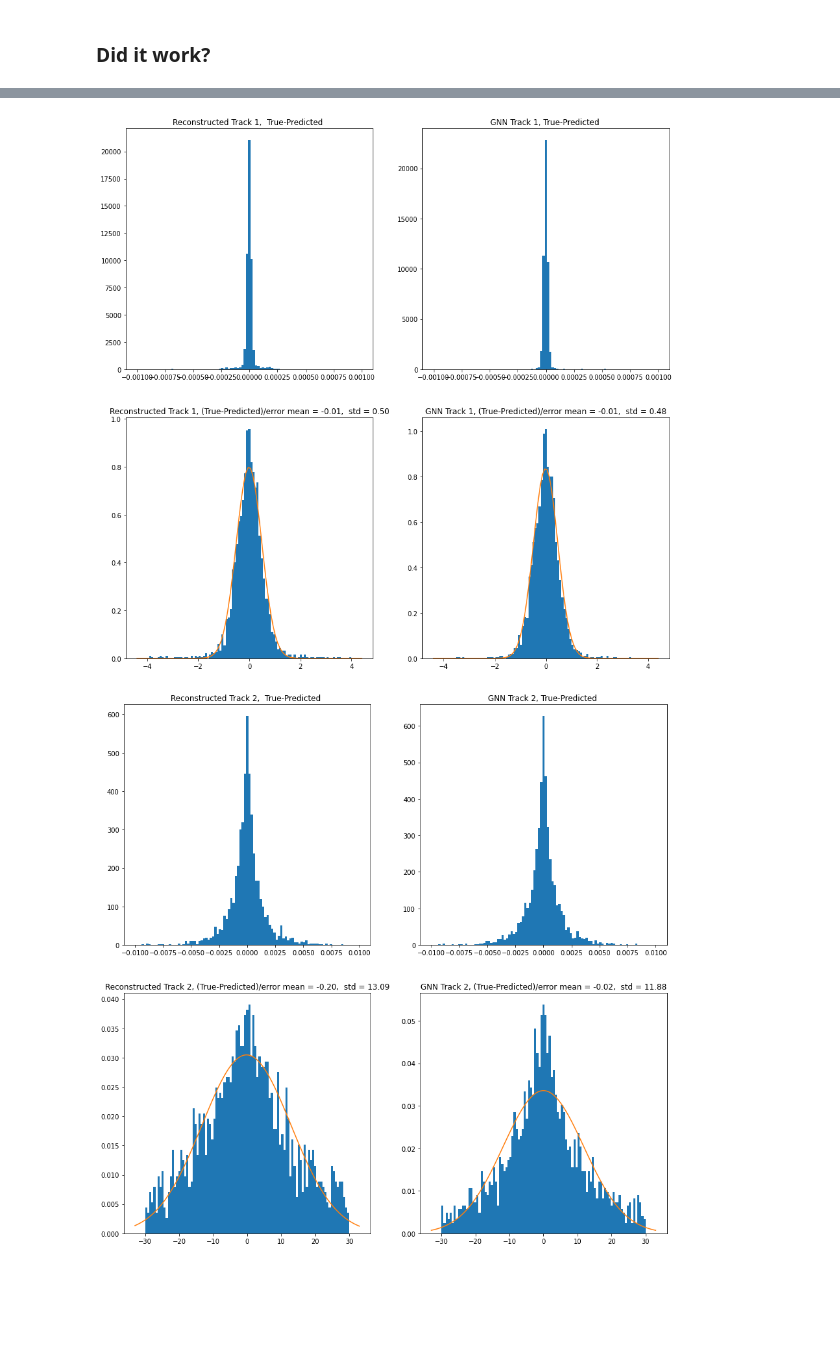
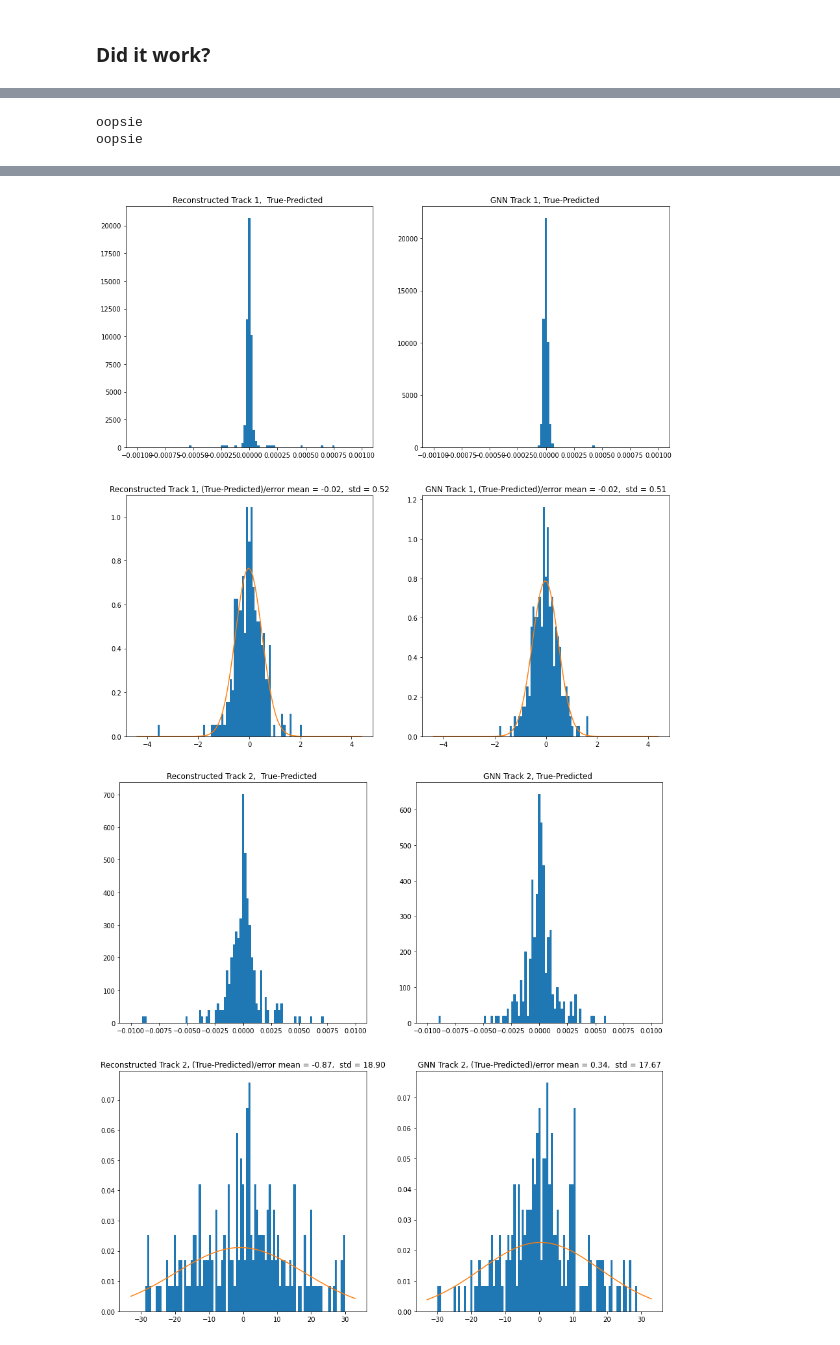
Before and after one commit to marcinwolter/Tracking_student2020, a Jupyter notebook: GNN_MuonE_v1_Robust_mc_recon_comparison.ipynb, the cells around one changed output, grey strips where cells are left out. Saved outputs shown, nothing was run; the diff lists cells and outputs as text; code cells hidden in the pictures; blank space fills up the shorter version.

```diff
--- a/GNN_MuonE_v1_Robust_mc_recon_comparison.ipynb
+++ b/GNN_MuonE_v1_Robust_mc_recon_comparison.ipynb
@@ -500,9 +500,10 @@ is_x = True
 is_y = False
 axis = is_x
 
-event_file_MC= "/content/drive/My Drive/MCtrackFile_medium.csv"
-event_file= "/content/drive/My Drive/hitFile_medium.csv"
-event_file_recon= "/content/drive/My Drive/trackFile_medium.csv"
+event_file_MC= "/content/drive/My Drive/MuonE_tracking/MCtrackFile_small.csv"
+event_file= "/content/drive/My Drive/MuonE_tracking/hitFile_small.csv"
+event_file_recon= "/content/drive/My Drive/MuonE_tracking/trackFile_small.csv"
+
 
 Tracks=readMCtrack(event_file_MC,axis)
 data = readMuonE(event_file,axis)
@@ -666,7 +667,7 @@ axs[1].set_yscale("linear")
 # %%
 
 
-for i in range(0,1500):
+for i in range(0,100):
   data = test_loader.dataset[i].to(device)
   preds = torch.sigmoid(model(data)).to('cpu')
 
@@ -904,8 +907,8 @@ def plot_classified_line(data,preds,Track,trackre ):
 
 
       slope_mc = Track[2*i-2]
-      #c_mc = Track[2*i-1]
-      c_mc=y[nodes][1]-slope_mc*x[nodes][1]
+      c_mc = Track[2*i-1]*10
+      #c_mc=y[nodes][1]-slope_mc*x[nodes][1]
 
       # Plotting of the GNN
 
@@ -981,6 +984,9 @@ for iter in range (0,len(test_tracks)):
 
   error_recon_nopull_1.append( ((test_tracks[iter][2]-test_recon[iter][0])) )
   error_recon_nopull_2.append( ((test_tracks[iter][4]-test_recon[iter][5])))
+# %% [output]
+oopsie
+oopsie
 # %%
 
 fig=plt.figure(figsize=(15,15))
@@ -1014,7 +1020,6 @@ for i,[title,fitdata] in enumerate(error_list.items()):
         fitdata2.append(fitdata[k].item())
 
     mean,std=norm.fit(fitdata2)
-    print(mean,std,fitdata2)
     xmin, xmax = plt.xlim()
     x = np.linspace(xmin, xmax, 100)
     y = norm.pdf(x, mean, std)
@@ -1045,15 +1050,14 @@ for i,[title,fitdata] in enumerate(error_list2.items()):
     #remove infinites from fitdata
     fitdata2 = []
     for k in range(len(fitdata)):
-      if fitdata[k].item()<30 and fitdata[k].item()>-30:
+      if fitdata[k].item()<50 and fitdata[k].item()>-50:
         fitdata2.append(fitdata[k].item())
 
     mean,std=norm.fit(fitdata2)
-    print(mean,std,fitdata2)
     xmin, xmax = plt.xlim()
     x = np.linspace(xmin, xmax, 100)
     y = norm.pdf(x, mean, std)
-    plt.plot(x, y)
+    supress_ = plt.plot(x, y)
     title = title+" mean = %.2f,  std = %.2f" % (mean, std)
     plt.title(title)
   else:
@@ -1068,2 +1068,2 @@ fig.show()
-[figure, old version]
+[figure, new version]
-[figure, old version]
+[figure, new version]
```
Also changed, not shown: parts of 7 cells of this notebook.
